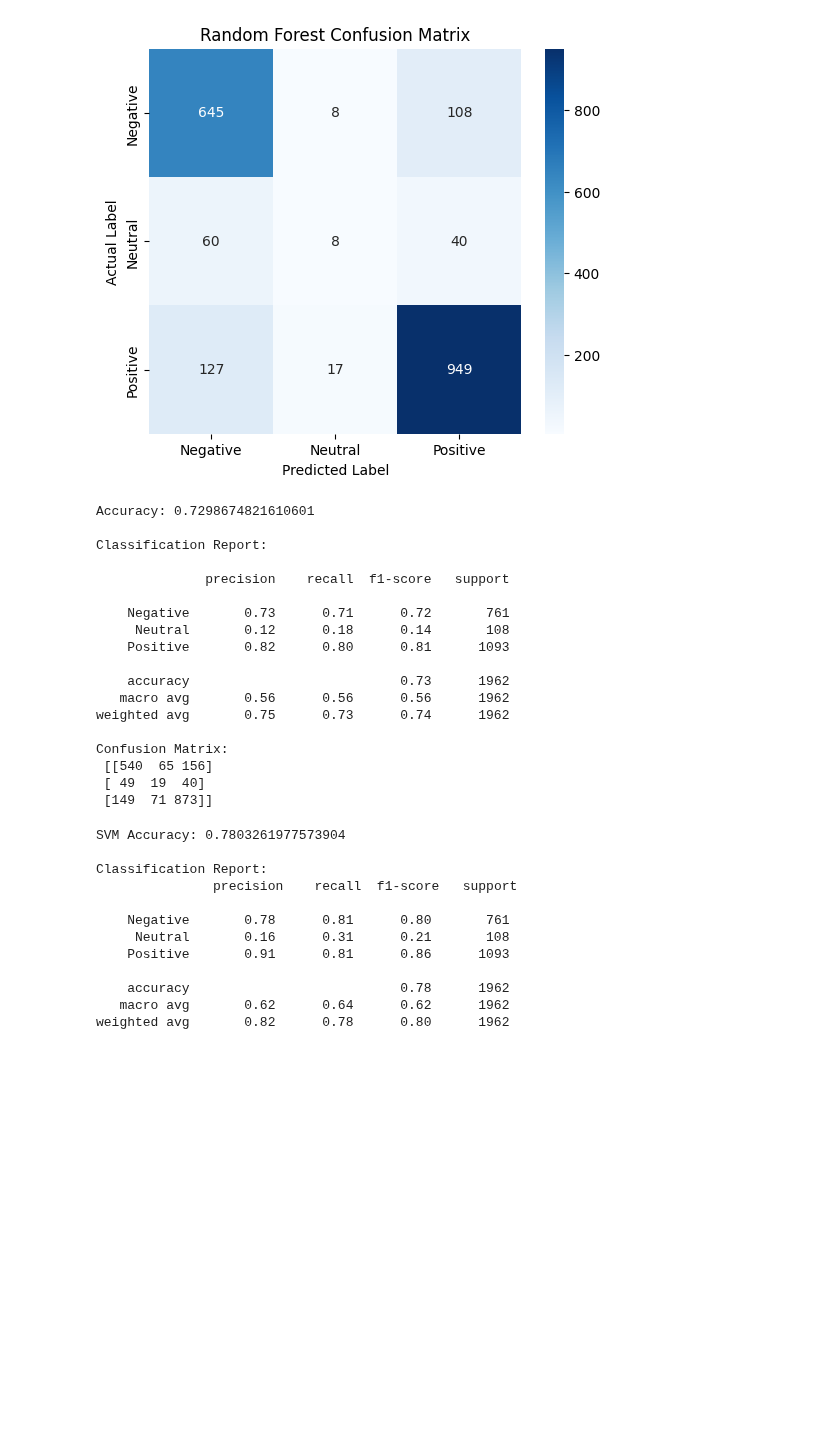
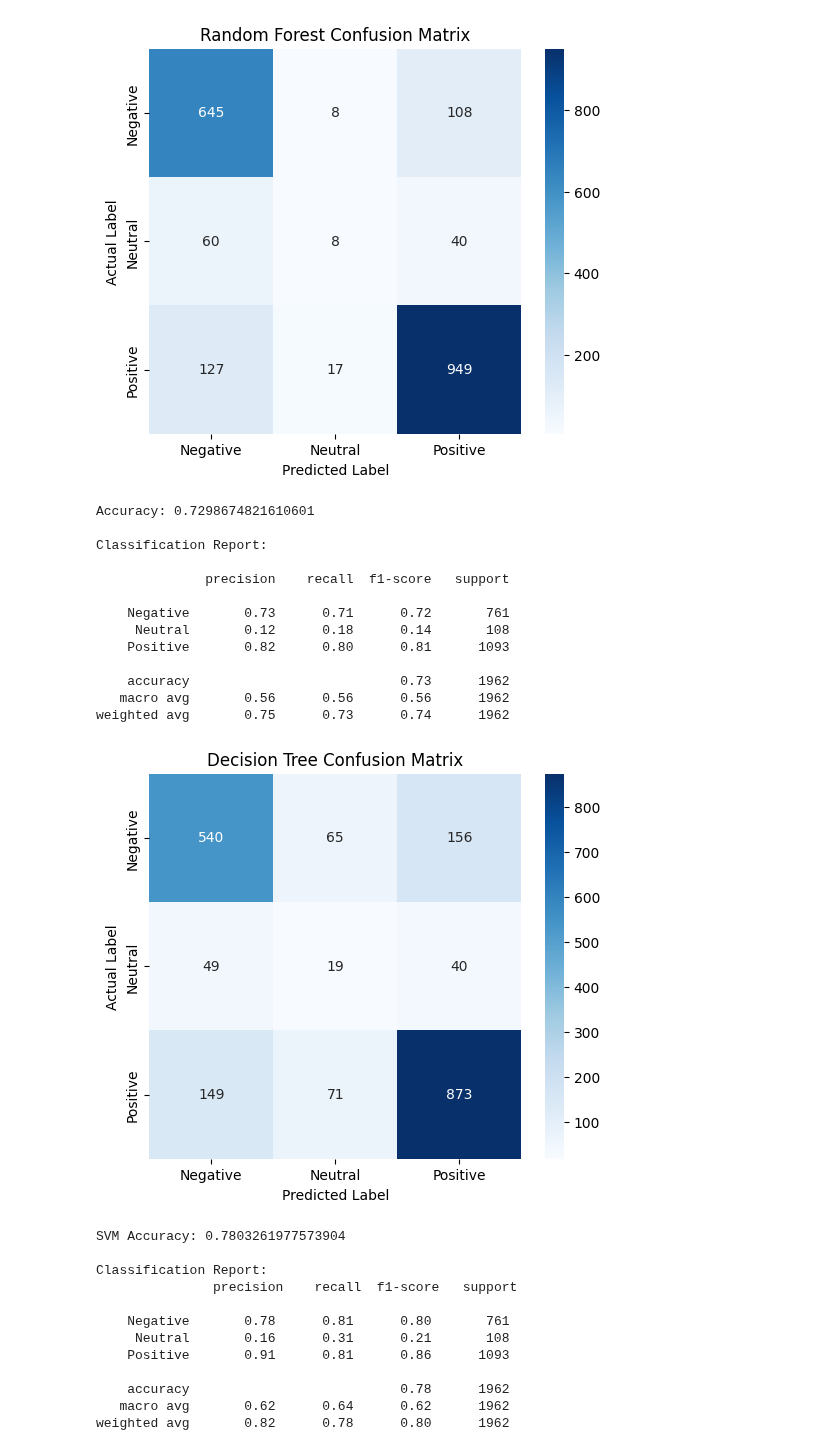
Before and after one commit to latifahaljurayyan/insightApp, a Jupyter notebook: GP2__2_TF-IDF.ipynb, the cells around one changed output. Drawn from its saved outputs; the diff is of its cells as text; code cells hidden in the pictures; blank space fills up the shorter version.

```diff
--- a/GP2__2_TF-IDF.ipynb
+++ b/GP2__2_TF-IDF.ipynb
@@ -378,17 +361,11 @@ dt_model.fit(X_train_resampled, y_train_resampled)
 
 y_pred = dt_model.predict(X_test)
 
-model_results["Algorithm"].append("Decision Tree")
-model_results["Accuracy"].append(accuracy_score(y_test, y_pred))
-model_results["Precision"].append(precision_score(y_test, y_pred, average='macro'))
-model_results["Recall"].append(recall_score(y_test, y_pred, average='macro'))
-model_results["F1-score"].append(f1_score(y_test, y_pred, average='macro'))
 
 
 print("Accuracy:", accuracy_score(y_test, y_pred))
 print("\nClassification Report:\n")
 print(classification_report(y_test, y_pred))
-print("Confusion Matrix:\n", confusion_matrix(y_test, y_pred))
 # %% [output]
 Accuracy: 0.7298674821610601
 
@@ -403,11 +380,23 @@ Classification Report:
     accuracy                           0.73      1962
    macro avg       0.56      0.56      0.56      1962
 weighted avg       0.75      0.73      0.74      1962
-
-Confusion Matrix:
- [[540  65 156]
- [ 49  19  40]
- [149  71 873]]
+# %%
+cm_rf = confusion_matrix(y_test, y_pred)
+
+plt.figure(figsize=(6,5))
+sns.heatmap(cm_rf,
+            annot=True,
+            fmt='d',
+            cmap='Blues',
+            xticklabels=rf_model.classes_,
+            yticklabels=rf_model.classes_)
+
+plt.xlabel("Predicted Label")
+plt.ylabel("Actual Label")
+plt.title("Decision Tree Confusion Matrix")
+plt.show()
+# %% [output]
+[figure, added]
 # %%
 
 from sklearn.svm import LinearSVC
```
Also changed, not shown: parts of 9 cells of this notebook.
